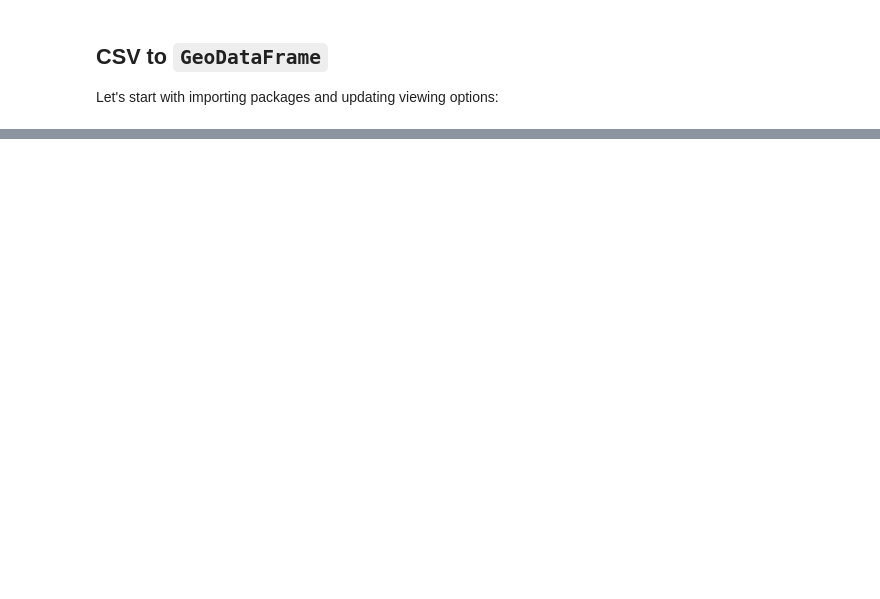
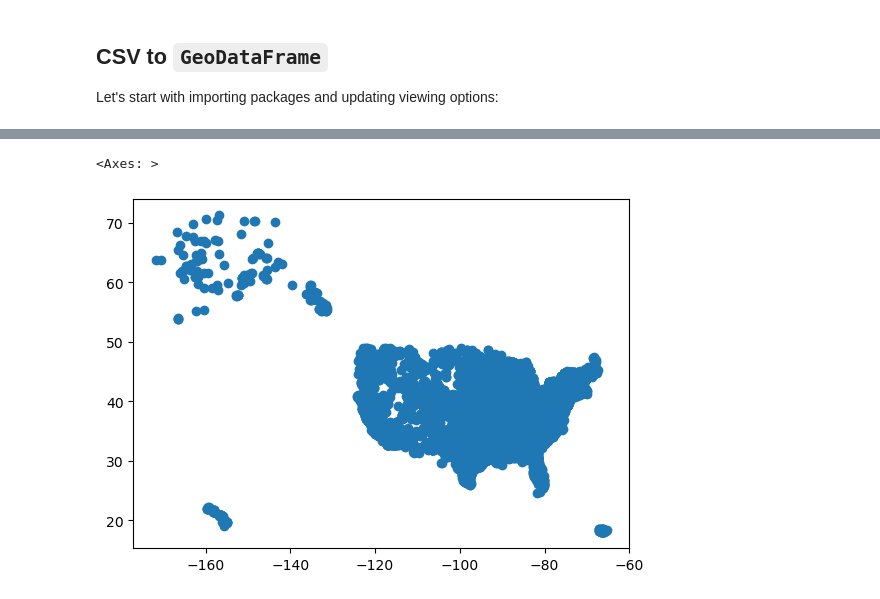
Before and after one commit to ceh58/eds220-2024-in-class, a Jupyter notebook: week5-csv-to-geodf.ipynb, the cells around one changed output, grey strips where cells are left out. Drawn from its saved outputs; the diff is of its cells as text; code cells hidden in the pictures; blank space fills up the shorter version.

```diff
--- a/week5-csv-to-geodf.ipynb
+++ b/week5-csv-to-geodf.ipynb
@@ -9,15 +9,16 @@ from pandas.api.types import is_string_dtype, is_numeric_dtype
 import geopandas as gpd
 import matplotlib.pyplot as plt
 # %%
-# Display all columns when looking at dfs
-pd.set_option('display.max.columns', None)
-
 # Import power plants data
-URL = "https://raw.githubusercontent.com/carmengg/eds-220-book/refs/heads/main/data/power_plants_epsg4269.csv"
+URL = 'https://raw.githubusercontent.com/carmengg/eds-220-book/refs/heads/main/data/power_plants_epsg4269.csv'
 power_plants = pd.read_csv(URL)
 
-# Simplify column names
-power_plants = power_plants.drop(columns = "Unnamed: 0")
+# Simpify column names
+power_plants.columns = power_plants.columns.str.lower()
+
+# Drop first column
+power_plants = power_plants.drop(columns='unnamed: 0')
+
 power_plants.head(3)
 # %% [output]
 |  | objectid | plant_code | plant_name | utility_id | utility_name | sector_name | street_address | city | ... |
@@ -43,0 +47,5 @@ power_plants.head(3)
+# %%
+power_plants.plot()
+# %% [output]
+<Axes: >
+[figure, added]
```
Also changed, not shown: parts of 35 cells of this notebook.
